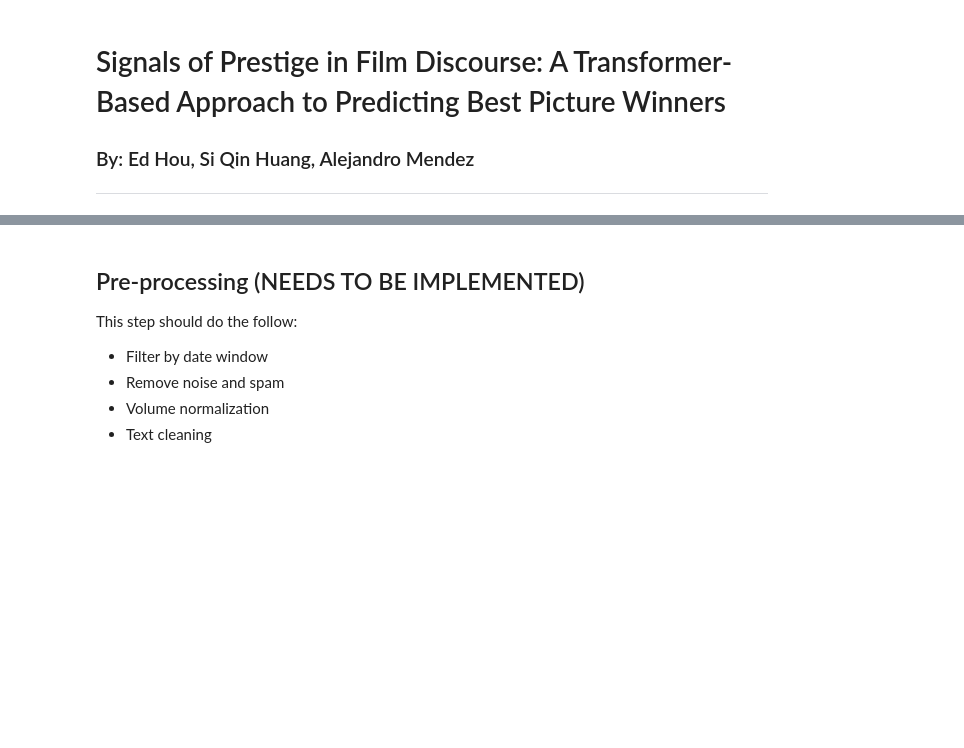
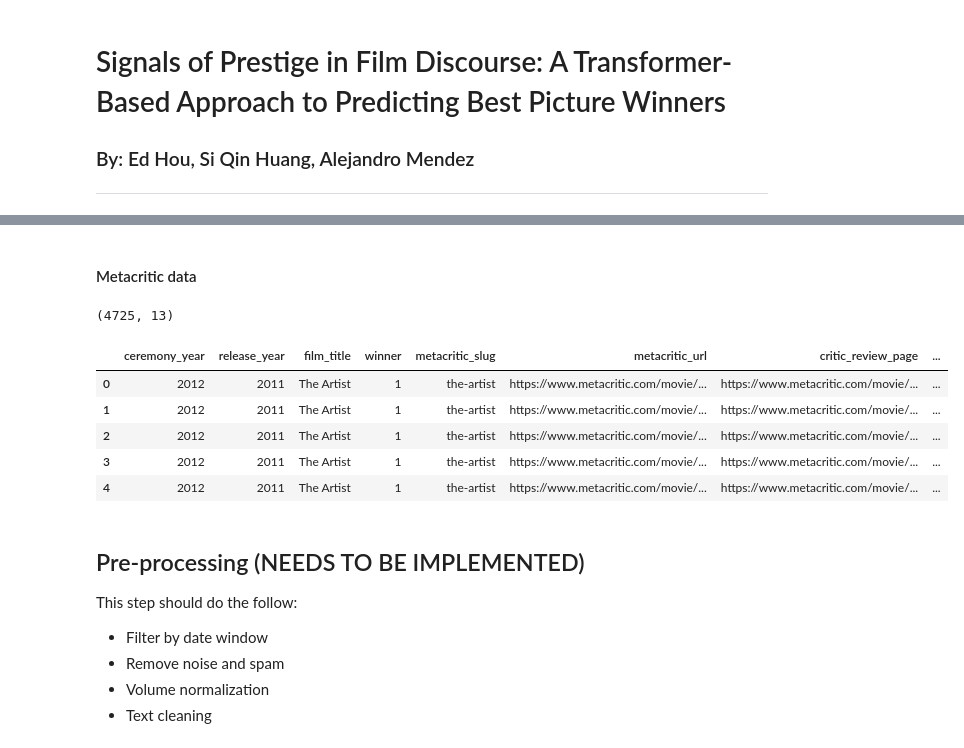
Before and after one commit to s-huang23/nlp-oscar-predictor, a Jupyter notebook: oscar_predictor.ipynb, the cells around one changed output, grey strips where cells are left out. Drawn from its saved outputs; the diff is of its cells as text; code cells hidden in the pictures; blank space fills up the shorter version.

```diff
--- a/oscar_predictor.ipynb
+++ b/oscar_predictor.ipynb
@@ -32,3 +178,18 @@ Load web-scraped reviews from Twitter and Metacritic
+# %% [markdown]
+#### Metacritic data
+# %%
+# Load metacritic dataset
+metacritic_df = pd.read_csv("/content/drive/MyDrive/metacritic_reviews.csv")
+print(metacritic_df.shape)
+metacritic_df.head()
+# %% [output]
+(4725, 13)
+|  | ceremony_year | release_year | film_title | winner | metacritic_slug | metacritic_url | critic_review_page | ... |
+| 0 | 2012 | 2011 | The Artist | 1 | the-artist | https://www.metacritic.com/movie/... | https://www.metacritic.com/movie/... | ... |
+| 1 | 2012 | 2011 | The Artist | 1 | the-artist | https://www.metacritic.com/movie/... | https://www.metacritic.com/movie/... | ... |
+| 2 | 2012 | 2011 | The Artist | 1 | the-artist | https://www.metacritic.com/movie/... | https://www.metacritic.com/movie/... | ... |
+| 3 | 2012 | 2011 | The Artist | 1 | the-artist | https://www.metacritic.com/movie/... | https://www.metacritic.com/movie/... | ... |
+| 4 | 2012 | 2011 | The Artist | 1 | the-artist | https://www.metacritic.com/movie/... | https://www.metacritic.com/movie/... | ... |
 # %% [markdown]
 ## Pre-processing (NEEDS TO BE IMPLEMENTED)
 This step should do the follow:
```
Also changed, not shown: parts of 12 cells of this notebook.
